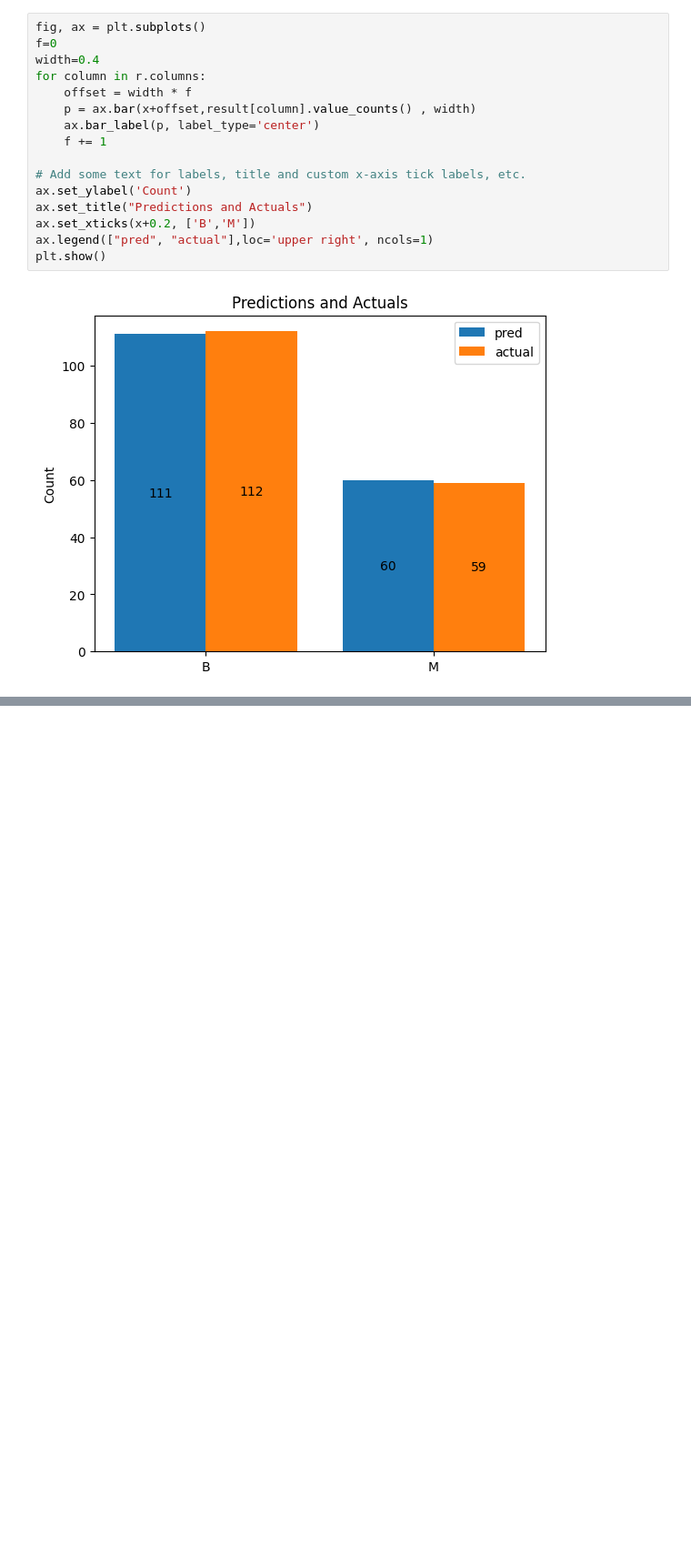
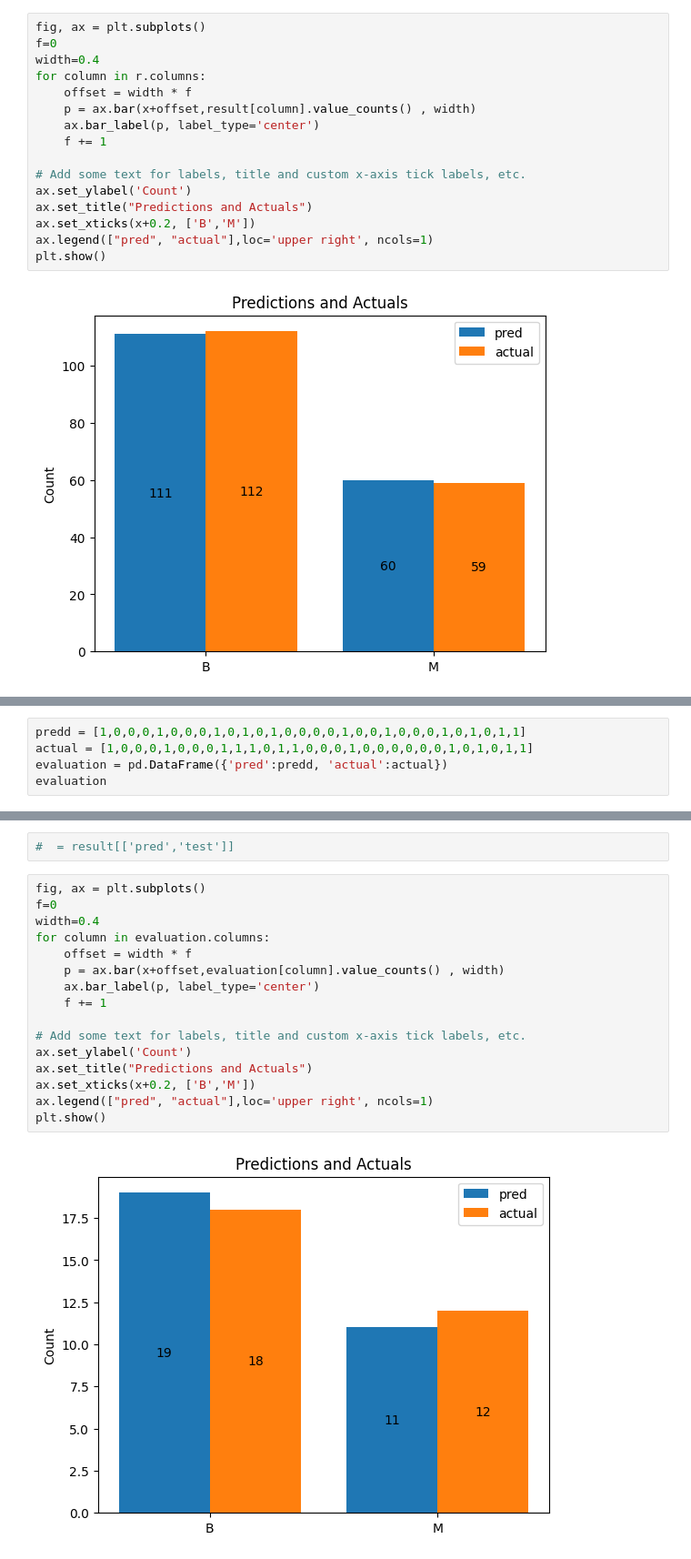
Before and after one commit to sylvas-j/ML, a Jupyter notebook: Tensorflow_works/cancer-detection/cancer.ipynb, the cells around one changed output, grey strips where cells are left out. Shown at 91% size. Saved outputs shown, nothing was run; the diff lists cells and outputs as text; blank space fills up the shorter version.

```diff
--- a/Tensorflow_works/cancer-detection/cancer.ipynb
+++ b/Tensorflow_works/cancer-detection/cancer.ipynb
@@ -372,0 +418,5 @@ plt.show()
+# %%
+predd = [1,0,0,0,1,0,0,0,1,0,1,0,1,0,0,0,0,1,0,0,1,0,0,0,1,0,1,0,1,1]
+actual = [1,0,0,0,1,0,0,0,1,1,1,0,1,1,0,0,0,1,0,0,0,0,0,0,1,0,1,0,1,1]
+evaluation = pd.DataFrame({'pred':predd, 'actual':actual})
+evaluation
@@ -372,0 +441,20 @@ plt.show()
+# %%
+#  = result[['pred','test']]
+# %%
+fig, ax = plt.subplots()
+f=0
+width=0.4
+for column in evaluation.columns:
+    offset = width * f
+    p = ax.bar(x+offset,evaluation[column].value_counts() , width)
+    ax.bar_label(p, label_type='center')
+    f += 1
+
+# Add some text for labels, title and custom x-axis tick labels, etc.
+ax.set_ylabel('Count')
+ax.set_title("Predictions and Actuals")
+ax.set_xticks(x+0.2, ['B','M'])
+ax.legend(["pred", "actual"],loc='upper right', ncols=1)
+plt.show()
+# %% [output]
+[figure, added]
```
Also changed, not shown: parts of 12 cells of this notebook.
